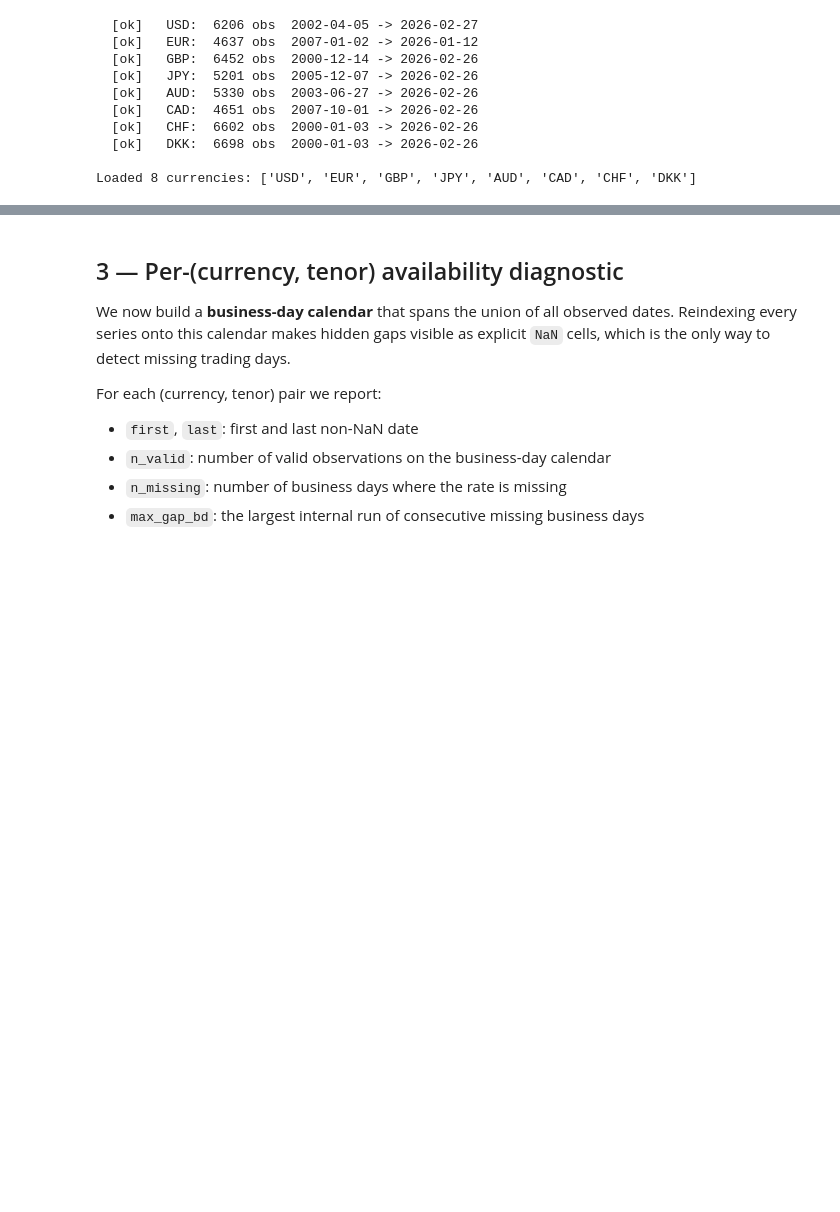
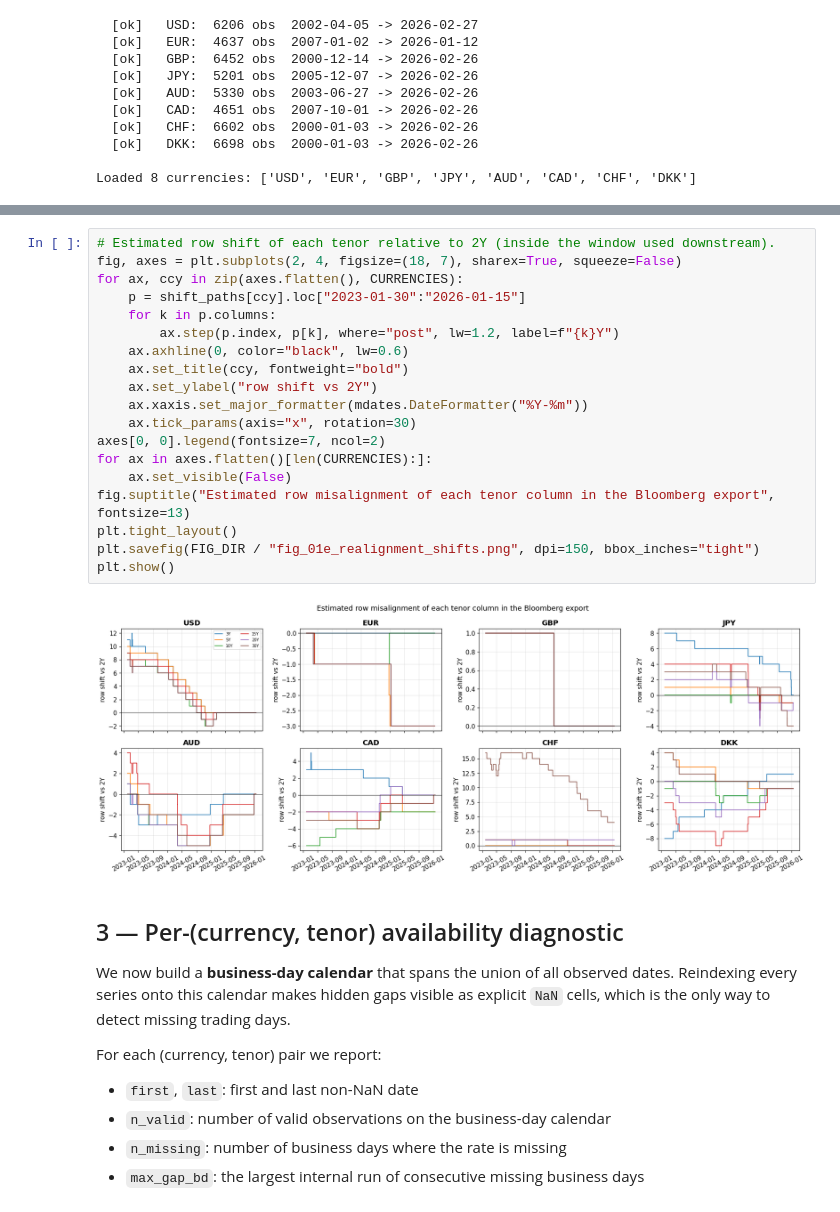
Before and after one commit to hamzaelarji/topics-in-derivative-pricing-Coursework, a Jupyter notebook: 01_data_loading.ipynb, the cells around one changed output, grey strips where cells are left out. Drawn from its saved outputs; the diff is of its cells as text; blank space fills up the shorter version.

```diff
--- a/01_data_loading.ipynb
+++ b/01_data_loading.ipynb
@@ -279,3 +410,24 @@ Loaded 8 currencies: ['USD', 'EUR', 'GBP', 'JPY', 'AUD', 'CAD', 'CHF', 'DKK']
+# %%
+# Estimated row shift of each tenor relative to 2Y (inside the window used downstream).
+fig, axes = plt.subplots(2, 4, figsize=(18, 7), sharex=True, squeeze=False)
+for ax, ccy in zip(axes.flatten(), CURRENCIES):
+    p = shift_paths[ccy].loc["2023-01-30":"2026-01-15"]
+    for k in p.columns:
+        ax.step(p.index, p[k], where="post", lw=1.2, label=f"{k}Y")
+    ax.axhline(0, color="black", lw=0.6)
+    ax.set_title(ccy, fontweight="bold")
+    ax.set_ylabel("row shift vs 2Y")
+    ax.xaxis.set_major_formatter(mdates.DateFormatter("%Y-%m"))
+    ax.tick_params(axis="x", rotation=30)
+axes[0, 0].legend(fontsize=7, ncol=2)
+for ax in axes.flatten()[len(CURRENCIES):]:
+    ax.set_visible(False)
+fig.suptitle("Estimated row misalignment of each tenor column in the Bloomberg export", fontsize=13)
+plt.tight_layout()
+plt.savefig(FIG_DIR / "fig_01e_realignment_shifts.png", dpi=150, bbox_inches="tight")
+plt.show()
+# %% [output]
+[figure, added]
 # %% [markdown]
 ## 3 — Per-(currency, tenor) availability diagnostic
 
```
Also changed, not shown: parts of 9 cells of this notebook, 33 other files.
